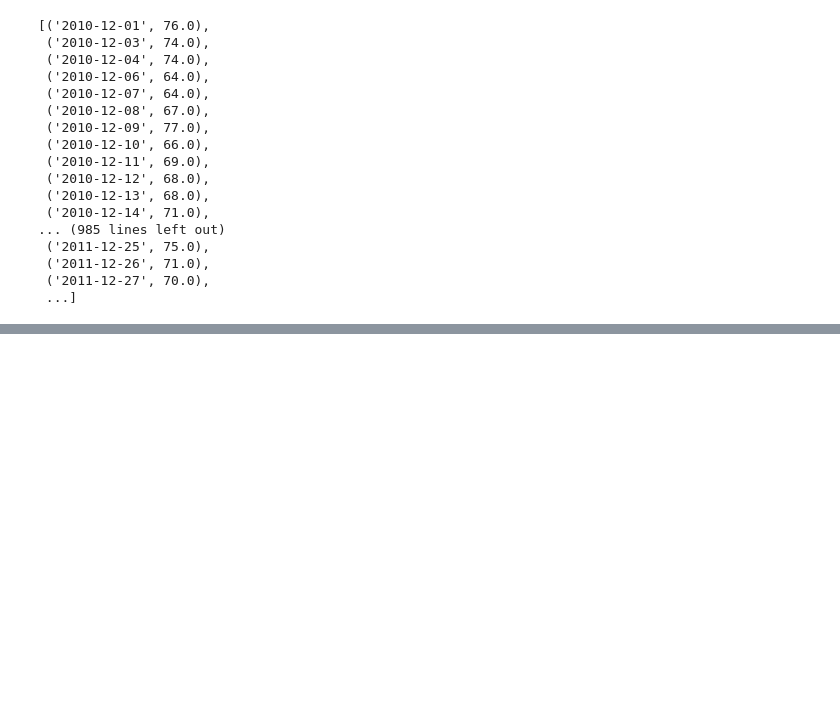
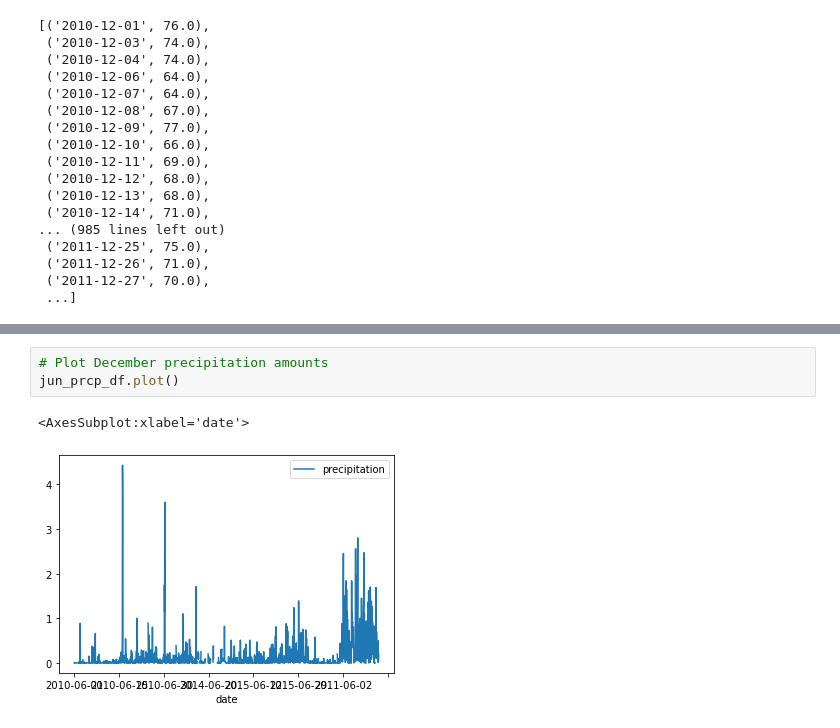
Before and after one commit to acfthomson/surfs_up, a Jupyter notebook: SurfsUp_Challenge.ipynb, the cells around one changed output, grey strips where cells are left out. Drawn from its saved outputs; the diff is of its cells as text; blank space fills up the shorter version.

```diff
--- a/SurfsUp_Challenge.ipynb
+++ b/SurfsUp_Challenge.ipynb
@@ -183,0 +304,6 @@ dec_df.describe()
+# %%
+# Plot December precipitation amounts
+jun_prcp_df.plot()
+# %% [output]
+<AxesSubplot:xlabel='date'>
+[figure, added]
```
Also changed, not shown: parts of 11 cells of this notebook, 3 other files.
